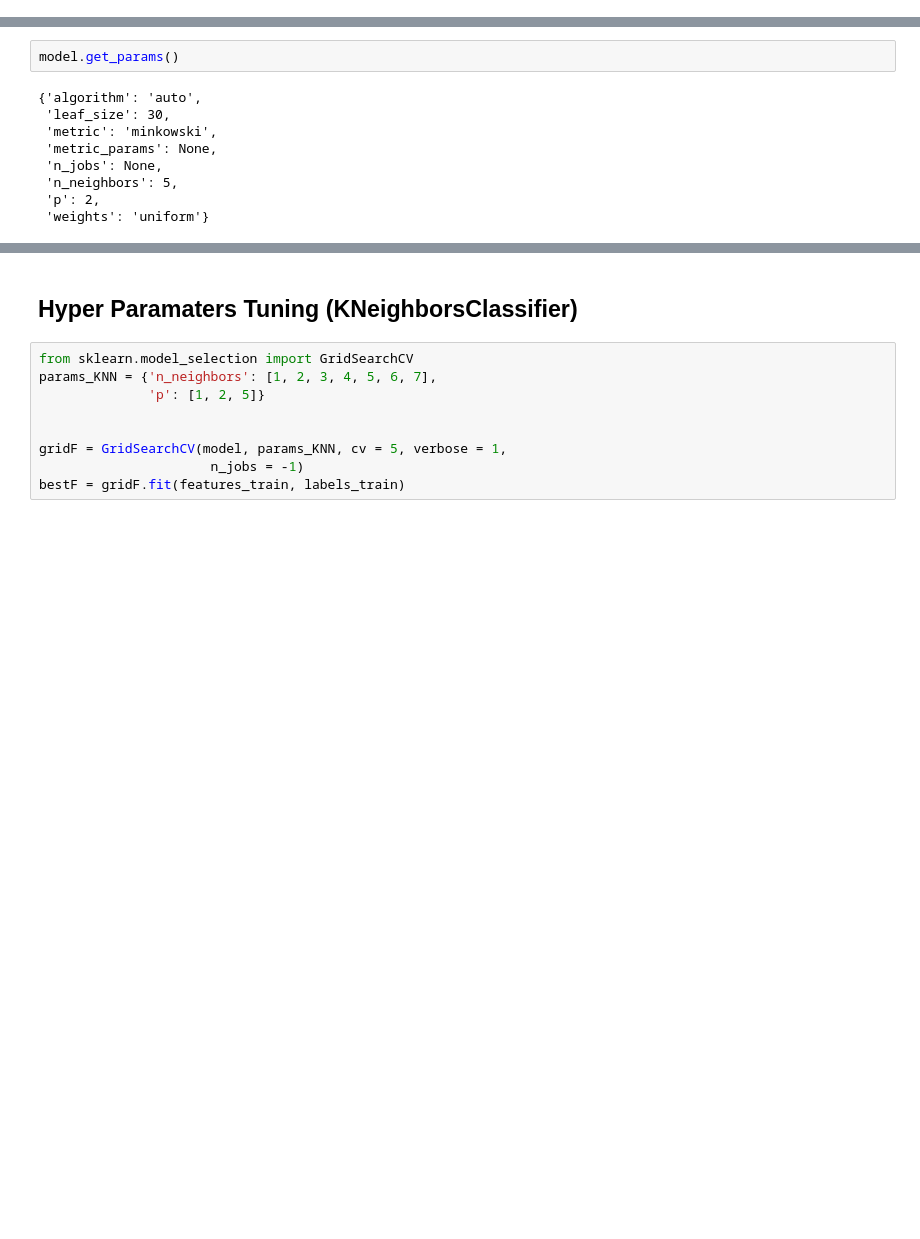
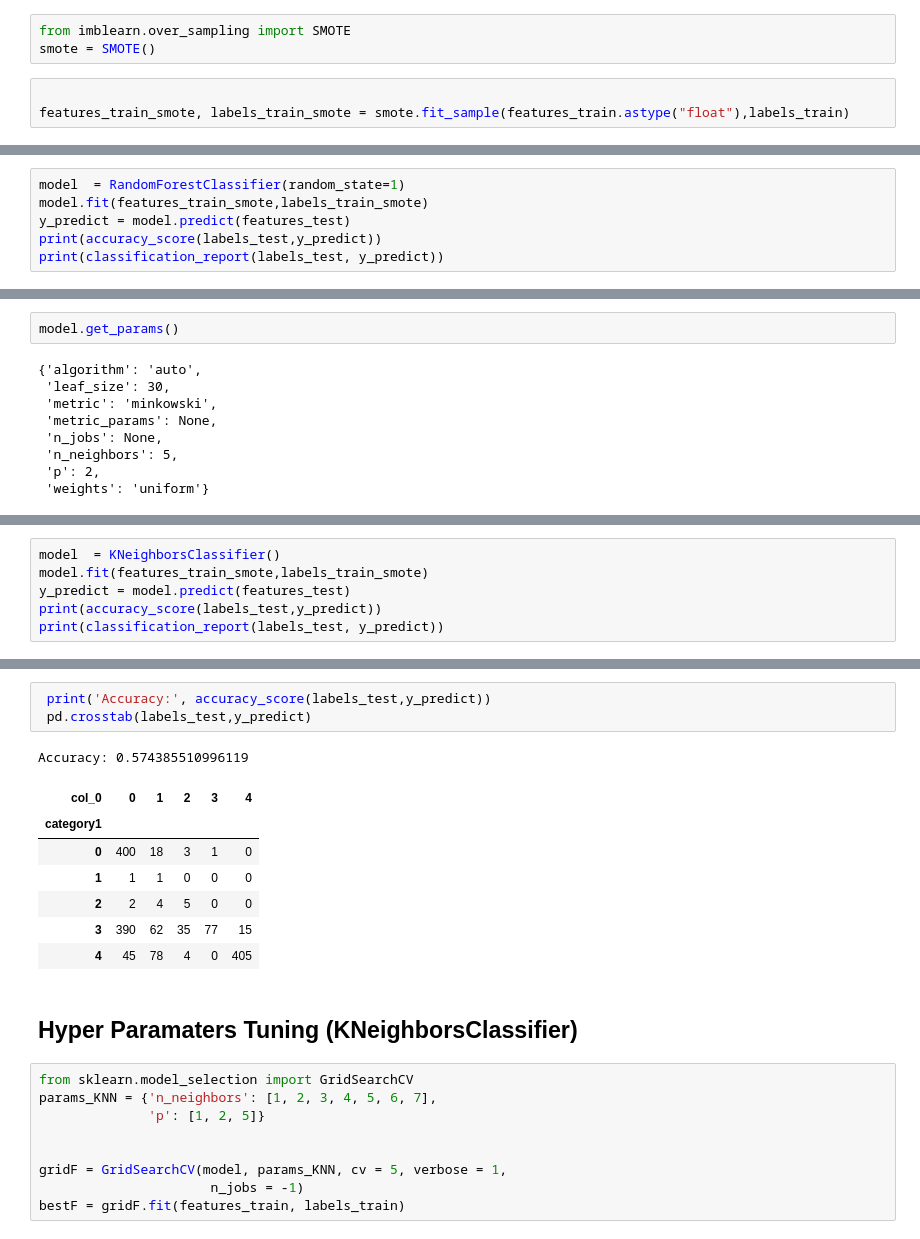
Before and after one commit to tomeliud/Natural-Language-Processings-NLP-on-Swahili-News-Classification-, a Jupyter notebook: Swahili_News_Classification.ipynb, the cells around one changed output, grey strips where cells are left out. Saved outputs shown, nothing was run; the diff lists cells and outputs as text; blank space fills up the shorter version.

```diff
--- a/Swahili_News_Classification.ipynb
+++ b/Swahili_News_Classification.ipynb
@@ -385,0 +411,6 @@ model.get_params()
+# %%
+from imblearn.over_sampling import SMOTE
+smote = SMOTE()
+# %%
+
+features_train_smote, labels_train_smote = smote.fit_sample(features_train.astype("float"),labels_train)
@@ -385,0 +424,6 @@ model.get_params()
+# %%
+model  = RandomForestClassifier(random_state=1)
+model.fit(features_train_smote,labels_train_smote)
+y_predict = model.predict(features_test)
+print(accuracy_score(labels_test,y_predict))
+print(classification_report(labels_test, y_predict))
@@ -471,0 +540,6 @@ model.get_params()
+# %%
+model  = KNeighborsClassifier()
+model.fit(features_train_smote,labels_train_smote)
+y_predict = model.predict(features_test)
+print(accuracy_score(labels_test,y_predict))
+print(classification_report(labels_test, y_predict))
@@ -472,3 +559,15 @@ model.get_params()
+# %%
+ print('Accuracy:', accuracy_score(labels_test,y_predict))
+ pd.crosstab(labels_test,y_predict)
+# %% [output]
+Accuracy: 0.574385510996119
+| col_0 | 0 | 1 | 2 | 3 | 4 |
+| category1 |  |  |  |  |  |
+| 0 | 400 | 18 | 3 | 1 | 0 |
+| 1 | 1 | 1 | 0 | 0 | 0 |
+| 2 | 2 | 4 | 5 | 0 | 0 |
+| 3 | 390 | 62 | 35 | 77 | 15 |
+| 4 | 45 | 78 | 4 | 0 | 405 |
 # %% [markdown]
 ## Hyper Paramaters Tuning (KNeighborsClassifier)
 # %%
```
Also changed, not shown: parts of 37 cells of this notebook.
